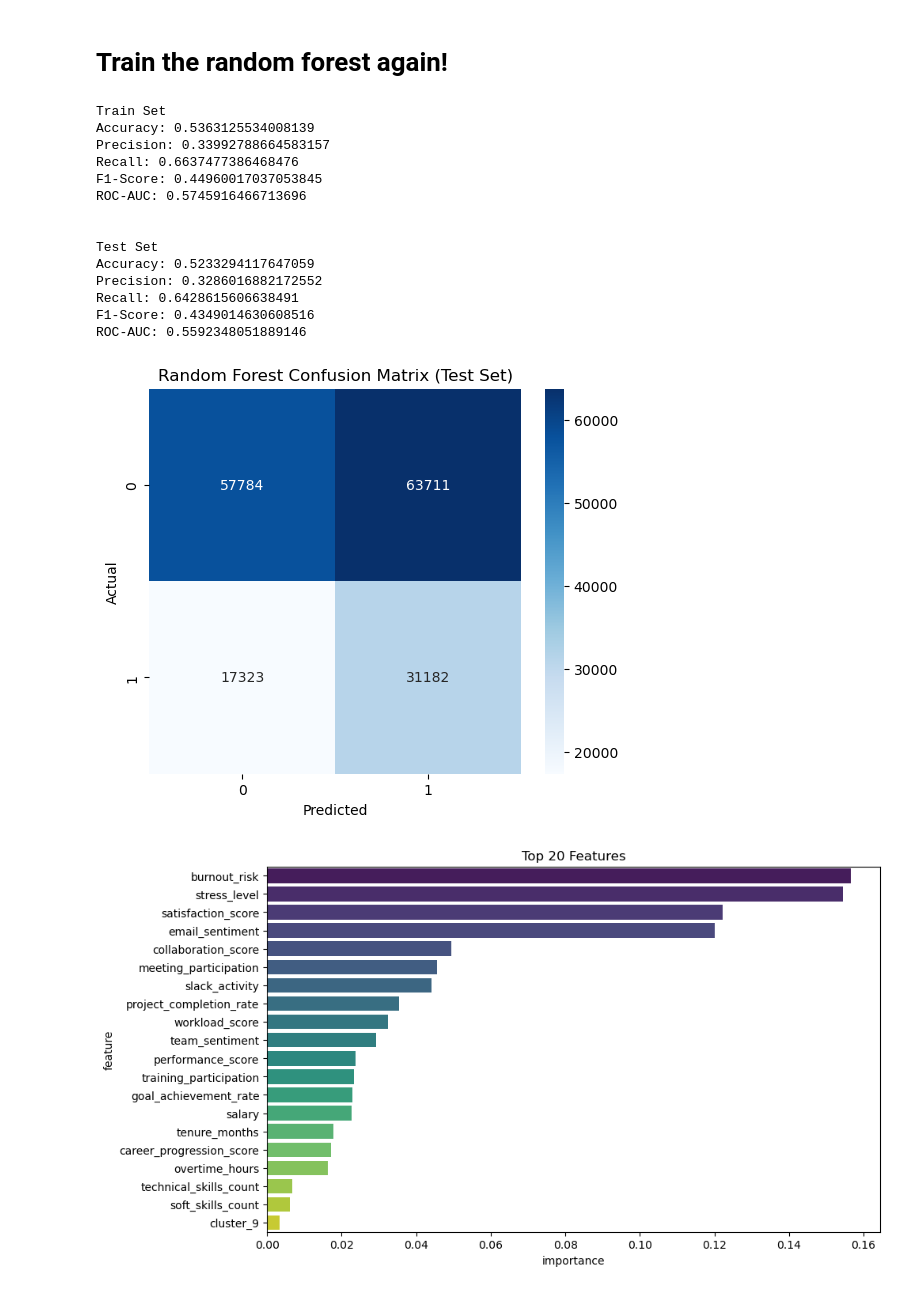
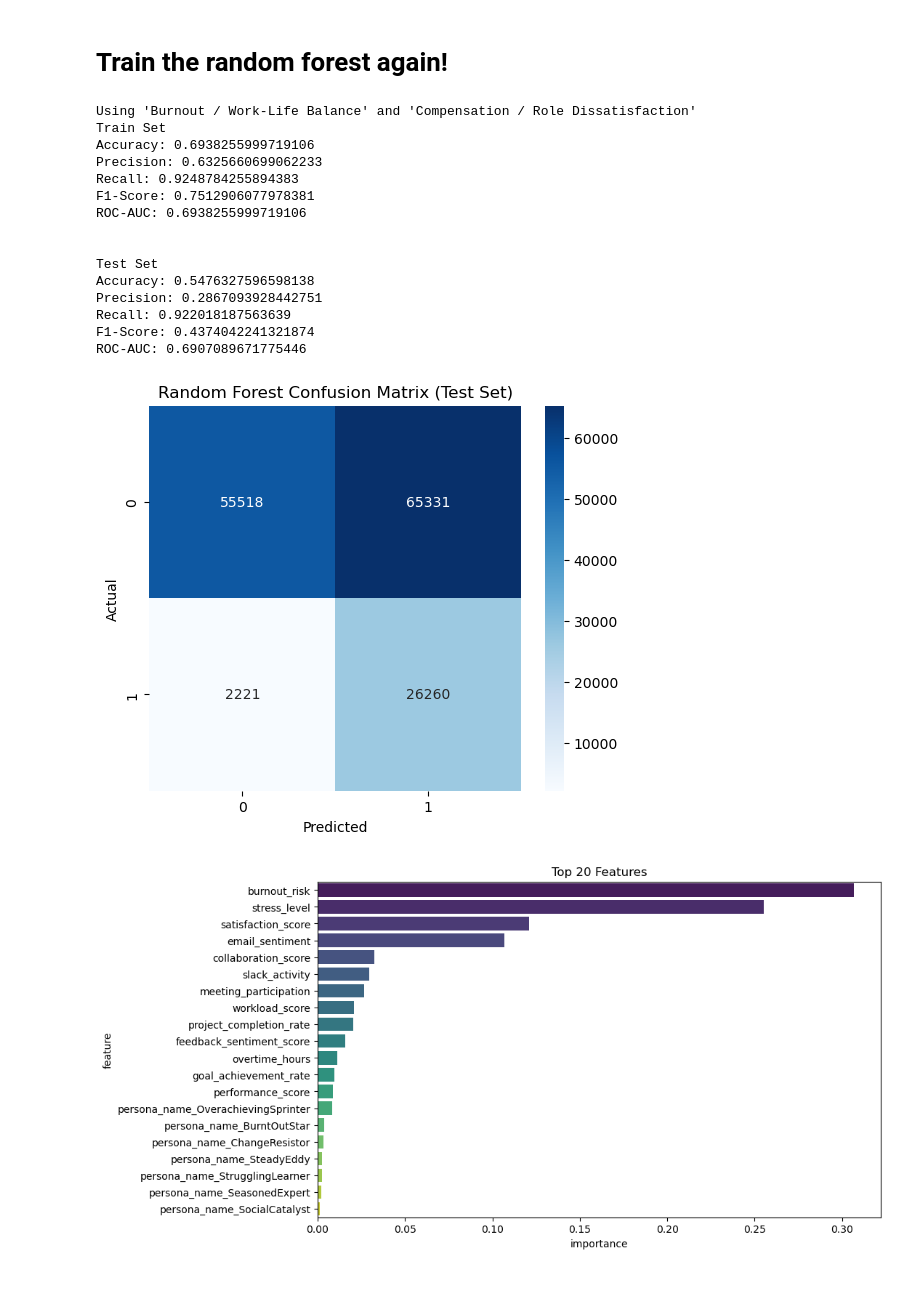
Before and after one commit to Harry-Wagener/DSE-220, a Jupyter notebook: Model2.ipynb, the cells around one changed output. Drawn from its saved outputs; the diff is of its cells as text; code cells hidden in the pictures.

Commit message:
reworked the second model

```diff
--- a/Model2.ipynb
+++ b/Model2.ipynb
@@ -50,0 +63,4 @@ Continuous variables (19): ['tenure_months', 'salary', 'performance_score', 'sat
+# %%
+#add salary rank
+df['salary_rank'] = df.groupby(['job_level', 'role'])['salary'].rank(pct=True, ascending=False)
+df['salary_rank'].head()
@@ -369,0 +477,19 @@ def evaluate_model(y_true, y_pred, dataset):
+# %%
+categorical_vars = [ 'job_level', 'department', 'persona_name']
+
+
+feature_cols = ['email_sentiment',
+                'satisfaction_score',
+                'burnout_risk',
+                'stress_level',
+                'collaboration_score',
+                'meeting_participation',
+                'slack_activity',
+                'project_completion_rate',
+                'feedback_sentiment_score',
+                'workload_score',
+                'goal_achievement_rate',
+                'performance_score',
+                'overtime_hours']
+# %%
+c1_reason_subset_df = c1_reason_subset_df[feature_cols+categorical_vars+['left_company']].copy()
@@ -370,9 +523,11 @@ def evaluate_model(y_true, y_pred, dataset):
 # %%
+print("Using 'Burnout / Work-Life Balance' and 'Compensation / Role Dissatisfaction' " )
+
 rus = RandomUnderSampler(random_state=42)
-X_train_res, y_train_res = rus.fit_resample(X_train_final, y_train)
+X_train_res, y_train_res = rus.fit_resample(X_train_c1_t, y_train_c1)
 
 # Initialize model
-rf_model = RandomForestClassifier(
+rf_model_1 = RandomForestClassifier(
     n_estimators=400,
     max_depth=10,
     random_state=42,
@@ -381,50 +536,51 @@ rf_model = RandomForestClassifier(
     n_jobs=-1
 )
 
 # Fit model
-rf_model.fit(X_train_res, y_train_res)
+rf_model_1.fit(X_train_res, y_train_res)
 
-y_train_pred = rf_model.predict(X_train_final)
-y_test_pred = rf_model.predict(X_test_final)
+y_train_pred = rf_model_1.predict(X_train_res)
+y_test_pred = rf_model_1.predict(X_test_c1_t)
 
 # Evaluate
-evaluate_model(y_train, y_train_pred, 'Train Set')
+evaluate_model(y_train_res, y_train_pred, 'Train Set')
 print('\n')
-evaluate_model(y_test, y_test_pred, 'Test Set')
+evaluate_model(y_test_c1, y_test_pred, 'Test Set')
 
 # Confusion matrix
-cm = confusion_matrix(y_test, y_test_pred)
+cm = confusion_matrix(y_test_c1, y_test_pred)
 plt.figure(figsize=(6,5))
 sns.heatmap(cm, annot=True, fmt='d', cmap='Blues')
 plt.title('Random Forest Confusion Matrix (Test Set)')
 plt.xlabel('Predicted')
 plt.ylabel('Actual')
 plt.show()
 
 # Feature importances
-importances = rf_model.feature_importances_
-features = X_train_final.columns
+importances = rf_model_1.feature_importances_
+features = X_train_res.columns
 feat_imp_df = pd.DataFrame({'feature': features, 'importance': importances})
 feat_imp_df = feat_imp_df.sort_values(by='importance', ascending=False).head(20)
 
 plt.figure(figsize=(10,6))
 sns.barplot(x='importance', y='feature', data=feat_imp_df, palette='viridis')
 plt.title('Top 20 Features')
 plt.show()
 # %% [output]
+Using 'Burnout / Work-Life Balance' and 'Compensation / Role Dissatisfaction'
 Train Set
-Accuracy: 0.5363125534008139
-Precision: 0.33992788664583157
-Recall: 0.6637477386468476
-F1-Score: 0.44960017037053845
-ROC-AUC: 0.5745916466713696
+Accuracy: 0.6938255999719106
+Precision: 0.6325660699062233
+Recall: 0.9248784255894383
+F1-Score: 0.7512906077978381
+ROC-AUC: 0.6938255999719106
 
 
 Test Set
-Accuracy: 0.5233294117647059
-Precision: 0.3286016882172552
-Recall: 0.6428615606638491
-F1-Score: 0.4349014630608516
-ROC-AUC: 0.5592348051889146
+Accuracy: 0.5476327596598138
+Precision: 0.2867093928442751
+Recall: 0.922018187563639
+F1-Score: 0.4374042241321874
+ROC-AUC: 0.6907089671775446
-[figure, old version]
+[figure, new version]
-[figure, old version]
+[figure, new version]
```
Also changed, not shown: parts of 39 cells of this notebook.
